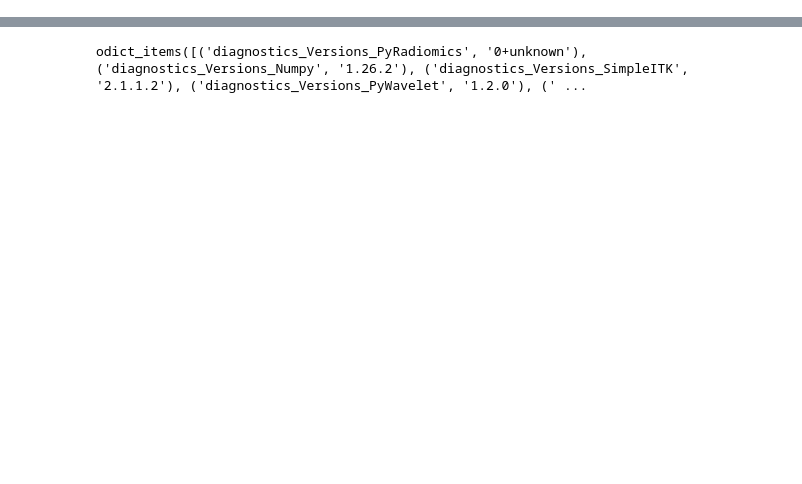
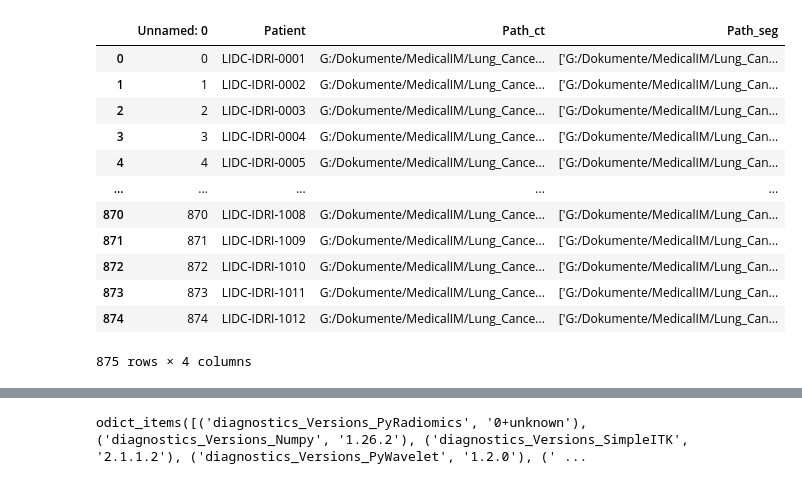
Before and after one commit to GaborinoS/Medical_image, a Jupyter notebook: git_extraction/radiotest.ipynb, the cells around one changed output, grey strips where cells are left out. Cells and saved outputs as stored; diff of their text form; code cells hidden in the pictures; blank space fills up the shorter version.

```diff
--- a/git_extraction/radiotest.ipynb
+++ b/git_extraction/radiotest.ipynb
@@ -74,0 +1,48 @@ original_gldm_SmallDependenceLowGrayLevelEmphasis: 0.0013746175316319315
+# %%
+import pandas as pd
+import numpy as np
+import matplotlib.pyplot as plt
+import ast
+import os
+import pydicom
+import SimpleITK as sitk
+from radiomics import featureextractor
+
+
+def load_dicom_series(directory):
+    reader = sitk.ImageSeriesReader()
+    dicom_names = reader.GetGDCMSeriesFileNames(directory)
+    reader.SetFileNames(dicom_names)
+    image = reader.Execute()
+    return image
+
+def load_dicom_file(file_path):
+    return sitk.ReadImage(file_path)
+
+def resample_image_to_reference(image, reference_image):
+    resampler = sitk.ResampleImageFilter()
+    resampler.SetReferenceImage(reference_image)
+    resampler.SetInterpolator(sitk.sitkNearestNeighbor)
+    resampler.SetTransform(sitk.Transform())
+    resampler.SetOutputSpacing(reference_image.GetSpacing())
+    resampler.SetSize(reference_image.GetSize())
+    resampler.SetOutputDirection(reference_image.GetDirection())
+    resampler.SetOutputOrigin(reference_image.GetOrigin())
+    return resampler.Execute(image)
+
+paths_df = pd.read_csv('df_patients.csv')
+paths_df
+# %% [output]
+|  | Unnamed: 0 | Patient | Path_ct | Path_seg |
+| 0 | 0 | LIDC-IDRI-0001 | G:/Dokumente/MedicalIM/Lung_Cance... | ['G:/Dokumente/MedicalIM/Lung_Can... |
+| 1 | 1 | LIDC-IDRI-0002 | G:/Dokumente/MedicalIM/Lung_Cance... | ['G:/Dokumente/MedicalIM/Lung_Can... |
+| 2 | 2 | LIDC-IDRI-0003 | G:/Dokumente/MedicalIM/Lung_Cance... | ['G:/Dokumente/MedicalIM/Lung_Can... |
+| 3 | 3 | LIDC-IDRI-0004 | G:/Dokumente/MedicalIM/Lung_Cance... | ['G:/Dokumente/MedicalIM/Lung_Can... |
+| 4 | 4 | LIDC-IDRI-0005 | G:/Dokumente/MedicalIM/Lung_Cance... | ['G:/Dokumente/MedicalIM/Lung_Can... |
+| ... | ... | ... | ... | ... |
+| 870 | 870 | LIDC-IDRI-1008 | G:/Dokumente/MedicalIM/Lung_Cance... | ['G:/Dokumente/MedicalIM/Lung_Can... |
+| 871 | 871 | LIDC-IDRI-1009 | G:/Dokumente/MedicalIM/Lung_Cance... | ['G:/Dokumente/MedicalIM/Lung_Can... |
+| 872 | 872 | LIDC-IDRI-1010 | G:/Dokumente/MedicalIM/Lung_Cance... | ['G:/Dokumente/MedicalIM/Lung_Can... |
+| 873 | 873 | LIDC-IDRI-1011 | G:/Dokumente/MedicalIM/Lung_Cance... | ['G:/Dokumente/MedicalIM/Lung_Can... |
+| 874 | 874 | LIDC-IDRI-1012 | G:/Dokumente/MedicalIM/Lung_Cance... | ['G:/Dokumente/MedicalIM/Lung_Can... |
+875 rows × 4 columns
```
Also changed, not shown: parts of 11 cells of this notebook, 4 other files.
